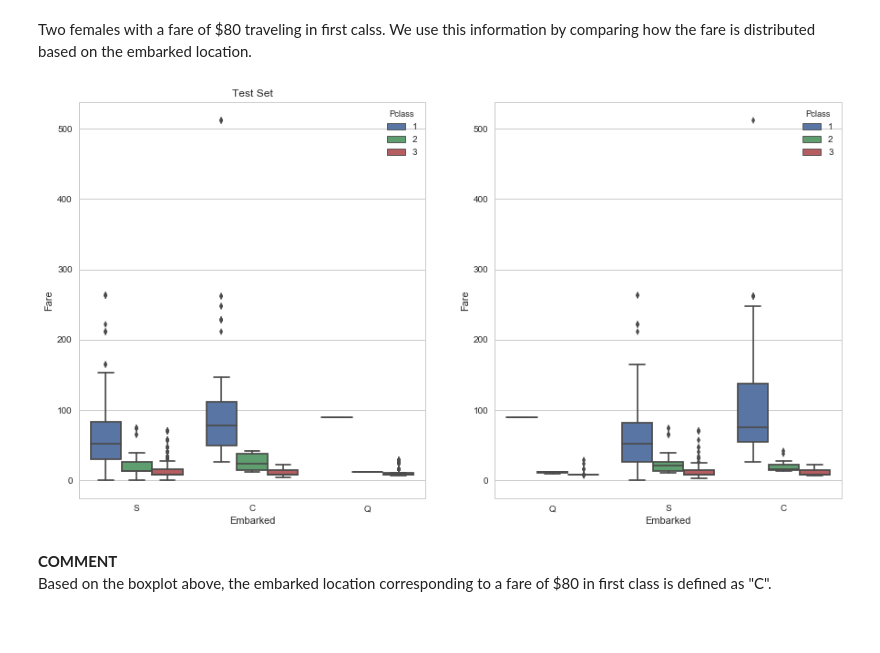
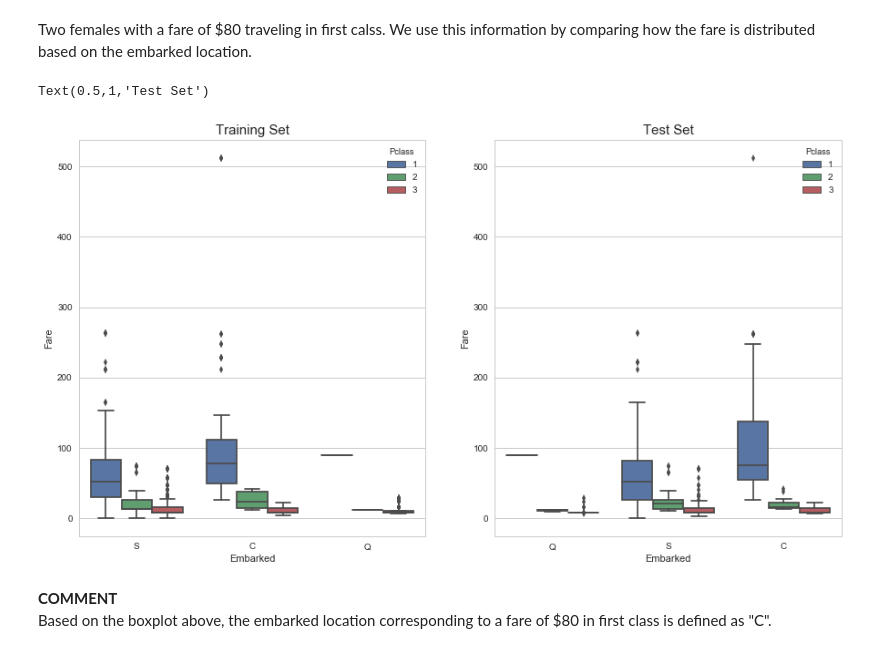
Before and after one commit to tdody/Kaggle, a Jupyter notebook: Titanic/Titanic.ipynb, the cells around one changed output. Drawn from its saved outputs; the diff is of its cells as text; code cells hidden in the pictures; blank space fills up the shorter version.

```diff
--- a/Titanic/Titanic.ipynb
+++ b/Titanic/Titanic.ipynb
@@ -224,12 +259,13 @@ Two females with a fare of $80 traveling in first calss. We use this information
 # %%
 # Plot information
 fig, ax = plt.subplots(figsize=(15,8),ncols=2)
 ax1 = sns.boxplot(x='Embarked',y='Fare',hue='Pclass',data=train,ax=ax[0])
 ax2 = sns.boxplot(x='Embarked',y='Fare',hue='Pclass',data=test,ax=ax[1])
-ax1.set_title('Training Set')
-ax1.set_title('Test Set');
+ax1.set_title('Training Set',fontsize=15)
+ax2.set_title('Test Set',fontsize=15)
 # %% [output]
+Text(0.5,1,'Test Set')
-[figure, old version]
+[figure, new version]
 # %% [markdown]
 **COMMENT**
 Based on the boxplot above, the embarked location corresponding to a fare of $80 in first class is defined as "C".
```
Also changed, not shown: parts of 49 cells of this notebook.
